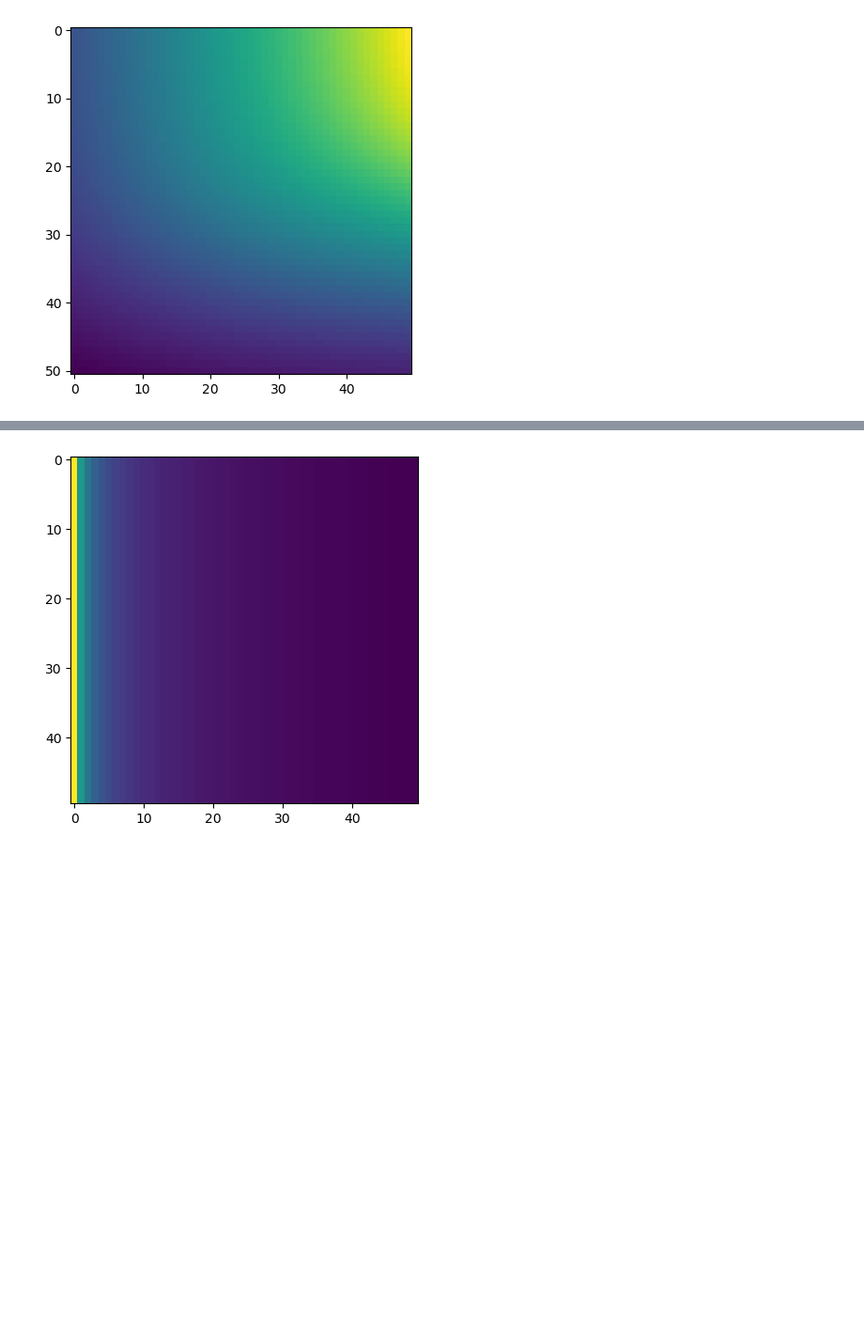
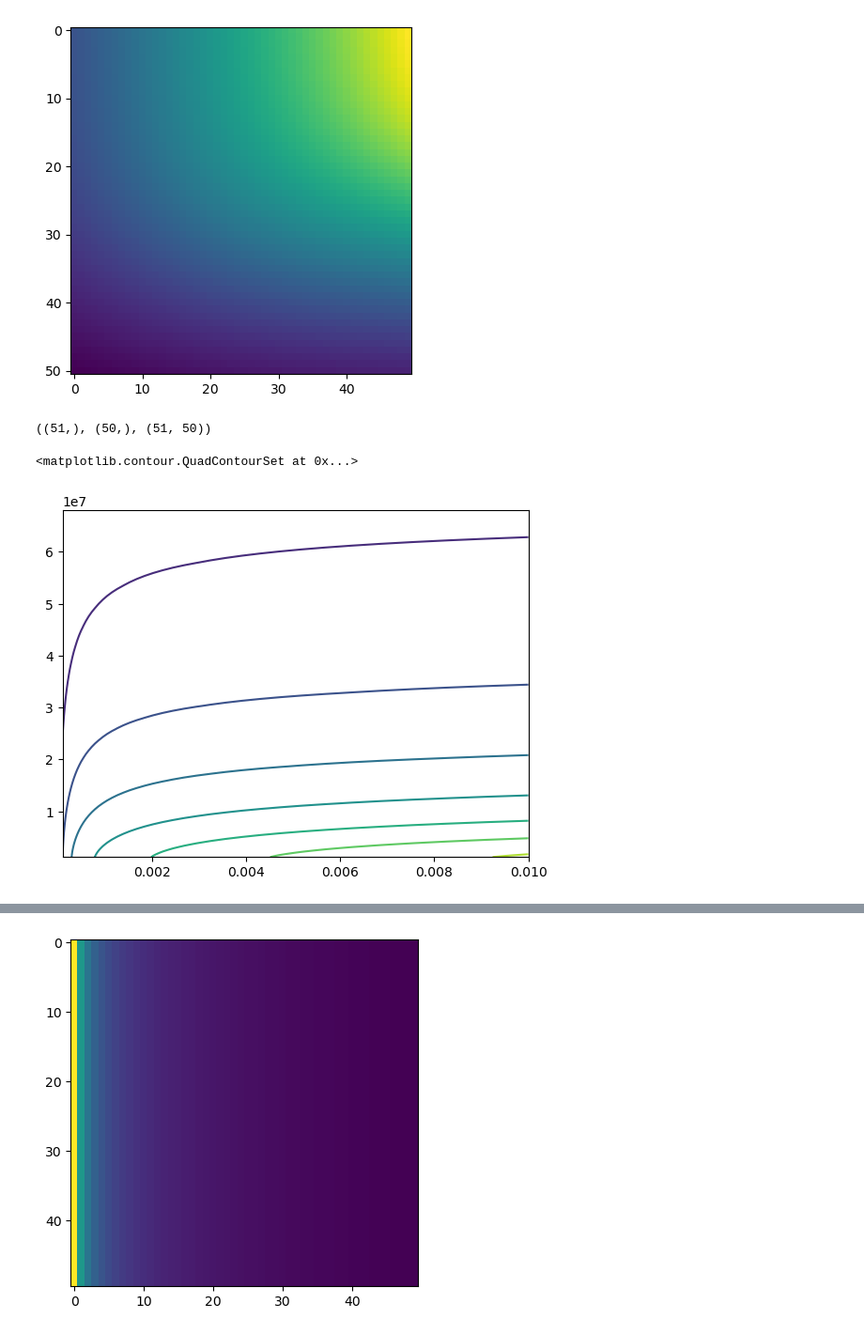
Before and after one commit to JuzzBracks/LIM, a Jupyter notebook: TIMxGal/CalcSNRContour.ipynb, the cells around one changed output, grey strips where cells are left out. Shown: that part at 94% size. Cells and saved outputs as stored; diff of their text form; code cells hidden in the pictures; blank space fills up the shorter version.

```diff
--- a/TIMxGal/CalcSNRContour.ipynb
+++ b/TIMxGal/CalcSNRContour.ipynb
@@ -256,6 +256,13 @@ plt.imshow(calcSNRs)
 # %% [output]
 <matplotlib.image.AxesImage at 0x...>
 [figure]
+# %%
+NEIs.shape, nGals.shape, calcSNRs.shape
+# %% [output]
+((51,), (50,), (51, 50))
 # %%
-plt.contour
+plt.contour(nGals, NEIs, calcSNRs)
+# %% [output]
+<matplotlib.contour.QuadContourSet at 0x...>
+[figure, added]
 # %%
```
Also changed, not shown: parts of 1 cell of this notebook.
